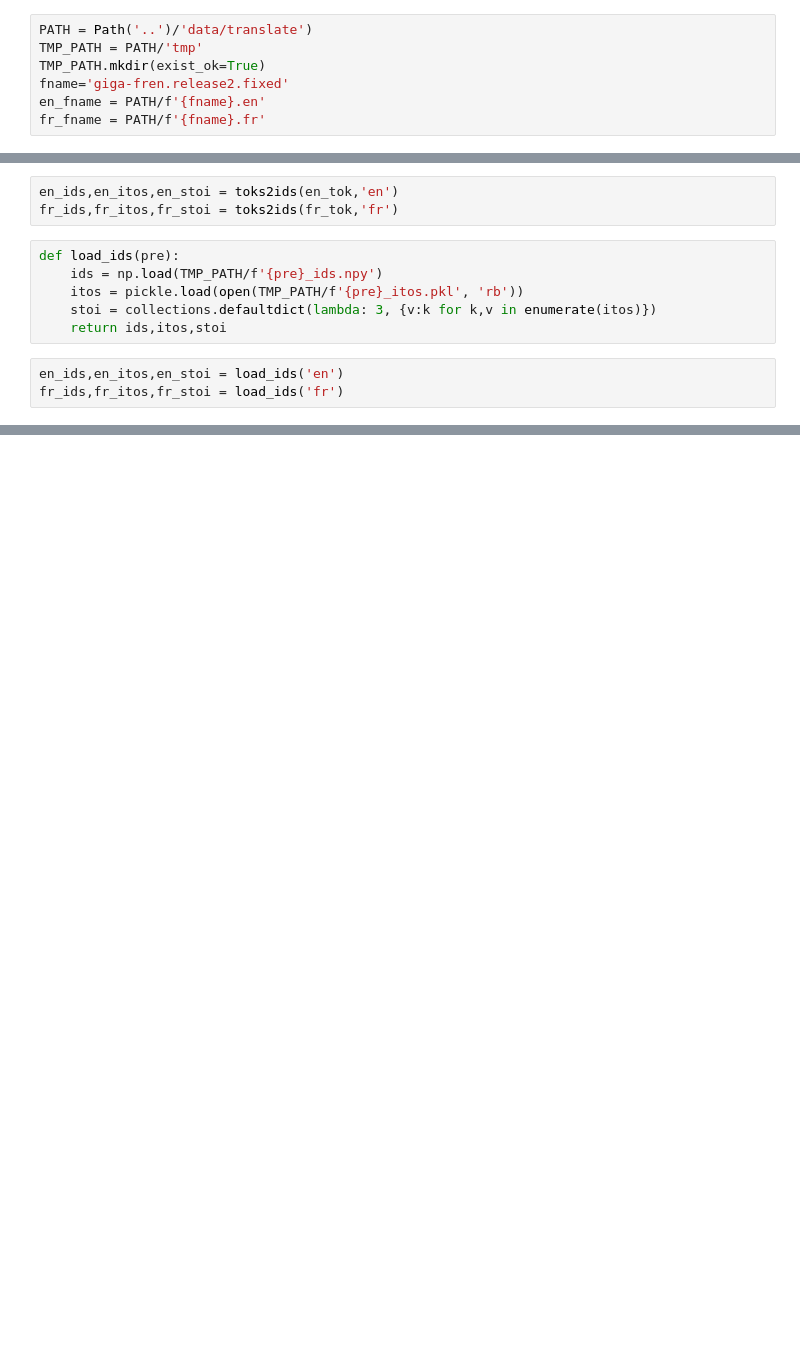
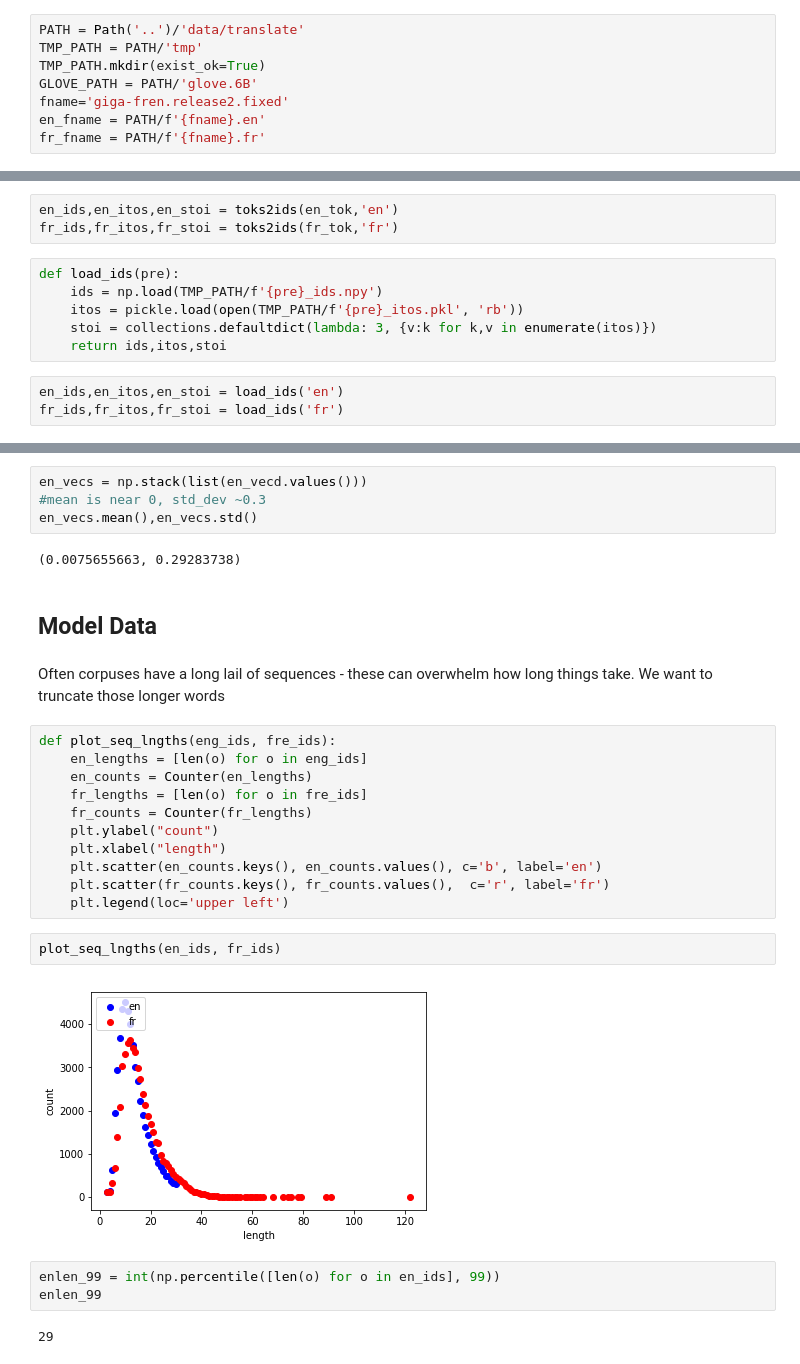
Before and after one commit to Beltus/my_fastai, a Jupyter notebook: dl2/translate.ipynb, the cells around one changed output, grey strips where cells are left out. Drawn from its saved outputs; the diff is of its cells as text; blank space fills up the shorter version.

```diff
--- a/dl2/translate.ipynb
+++ b/dl2/translate.ipynb
@@ -18,9 +26,10 @@ Type:      function
 # %% [markdown]
 French/English parallel texts from http://www.statmt.org/wmt15/translation-task.html
 # %%
-PATH = Path('..')/'data/translate')
+PATH = Path('..')/'data/translate'
 TMP_PATH = PATH/'tmp'
 TMP_PATH.mkdir(exist_ok=True)
+GLOVE_PATH = PATH/'glove.6B'
 fname='giga-fren.release2.fixed'
 en_fname = PATH/f'{fname}.en'
 fr_fname = PATH/f'{fname}.fr'
@@ -91,0 +209,31 @@ Word vectors
+# %%
+en_vecs = np.stack(list(en_vecd.values()))
+#mean is near 0, std_dev ~0.3
+en_vecs.mean(),en_vecs.std()
+# %% [output]
+(0.0075655663, 0.29283738)
+# %% [markdown]
+## Model Data
+# %% [markdown]
+Often corpuses have a long lail of sequences - these can overwhelm how long things take.
+We want to truncate those longer words
+# %%
+def plot_seq_lngths(eng_ids, fre_ids):
+    en_lengths = [len(o) for o in eng_ids]
+    en_counts = Counter(en_lengths)
+    fr_lengths = [len(o) for o in fre_ids]
+    fr_counts = Counter(fr_lengths)
+    plt.ylabel("count")
+    plt.xlabel("length")
+    plt.scatter(en_counts.keys(), en_counts.values(), c='b', label='en')
+    plt.scatter(fr_counts.keys(), fr_counts.values(),  c='r', label='fr')
+    plt.legend(loc='upper left')
+# %%
+plot_seq_lngths(en_ids, fr_ids)
+# %% [output]
+[figure, added]
+# %%
+enlen_99 = int(np.percentile([len(o) for o in en_ids], 99))
+enlen_99
+# %% [output]
+29
```
Also changed, not shown: parts of 100 cells of this notebook, 6 other files.
